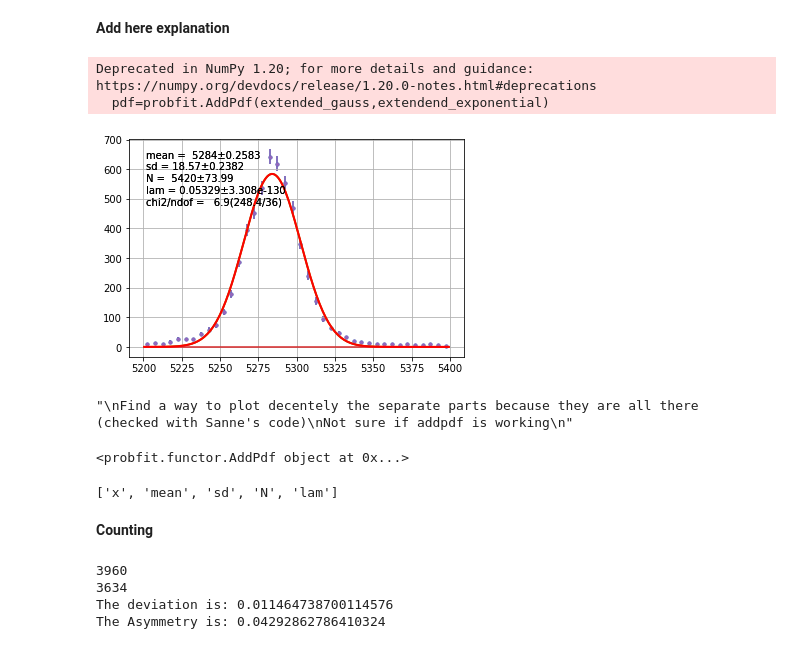
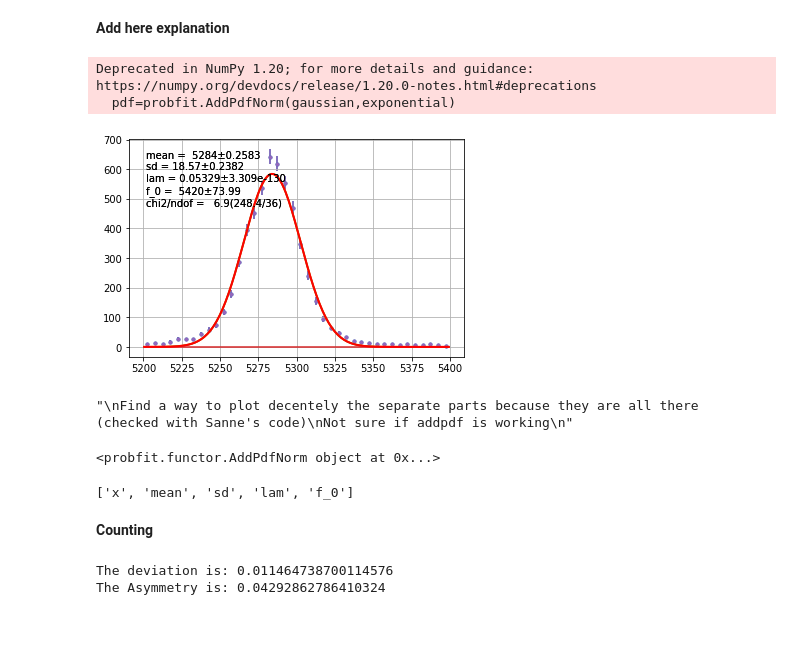
Before and after one commit to tsiligardi/PRA3024-Analysis-of-big-data-in-physics, a Jupyter notebook: LHCb_no_root_ipynb_with_iminuit.ipynb, the cells around one changed output. Saved outputs shown, nothing was run; the diff lists cells and outputs as text; code cells hidden in the pictures.

```diff
--- a/LHCb_no_root_ipynb_with_iminuit.ipynb
+++ b/LHCb_no_root_ipynb_with_iminuit.ipynb
@@ -184,39 +182,39 @@ import probfit
 # %%
 data=array([m for m in mass_mother_cut if (m>5200) and (m<5400)])
 def exponential(x,lam):
   return probfit.pdf.exponential(x,lam)
-extendend_exponential=probfit.Extended(exponential)
+
 
 def gaussian(x, mean, sd):
   return probfit.pdf.gaussian(x,mean=mean,sigma=sd)
-extended_gauss=probfit.Extended(gaussian)
+
 
 def crystal(x,alph,n, mu, sigma):
     return probfit.pdf.crystalball(x, alph, n, mu, sigma)
 
-pdf=probfit.AddPdf(extended_gauss,extendend_exponential)
+pdf=probfit.AddPdfNorm(gaussian,exponential)
 
 binned_likelihood = probfit.BinnedChi2(pdf, data,bound=(min(data),max(data)))
 minuit = iminuit.Minuit(binned_likelihood, mean=mean(data),sd=std(data),lam=0.02)
 
 minuit.migrad()
 binned_likelihood.draw(minuit,parts=True);
 binned_likelihood.show(minuit, parts=False);
 '''
 Find a way to plot decentely the separate parts because they are all there (checked with Sanne's code)
 Not sure if addpdf is working
 '''
 # %% [output]
 Deprecated in NumPy 1.20; for more details and guidance: https://numpy.org/devdocs/release/1.20.0-notes.html#deprecations
-  pdf=probfit.AddPdf(extended_gauss,extendend_exponential)
+  pdf=probfit.AddPdfNorm(gaussian,exponential)
-[figure, old version]
+[figure, new version]
 "\nFind a way to plot decentely the separate parts because they are all there (checked with Sanne's code)\nNot sure if addpdf is working\n"
 # %%
 print(pdf)
 probfit.describe(pdf)
 # %% [output]
-<probfit.functor.AddPdf object at 0x...>
+<probfit.functor.AddPdfNorm object at 0x...>
-['x', 'mean', 'sd', 'N', 'lam']
+['x', 'mean', 'sd', 'lam', 'f_0']
 # %% [markdown]
 **Counting**
 # %%
@@ -228,13 +226,9 @@ B_plus=f["DecayTree"].arrays(cut="({}==1)&{}".format(totalCharge,selection), lib
 #calculating the asimmetry
 N_minus = len(B_minus)
 N_plus = len(B_plus)
-print(N_plus)
-print(N_minus)
 
 print("The deviation is:", deviation(N_minus,N_plus))
 print("The Asymmetry is:", asymmetry(N_minus,N_plus))
 # %% [output]
-3960
-3634
 The deviation is: 0.011464738700114576
 The Asymmetry is: 0.04292862786410324
```
Also changed, not shown: parts of 4 cells of this notebook.
